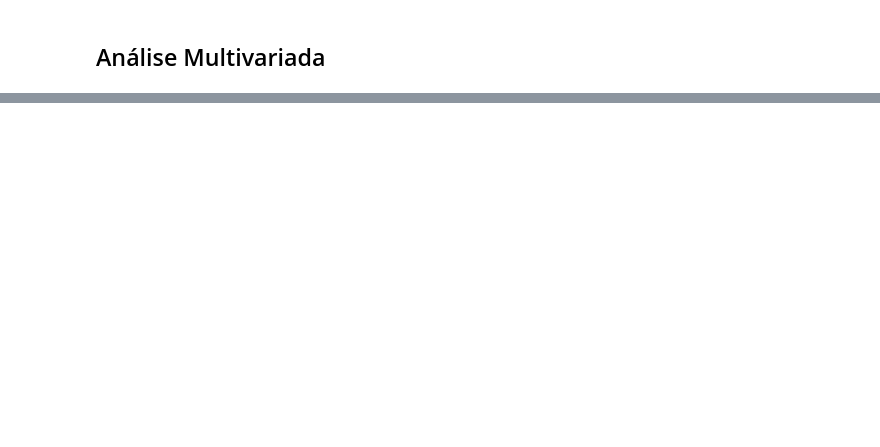
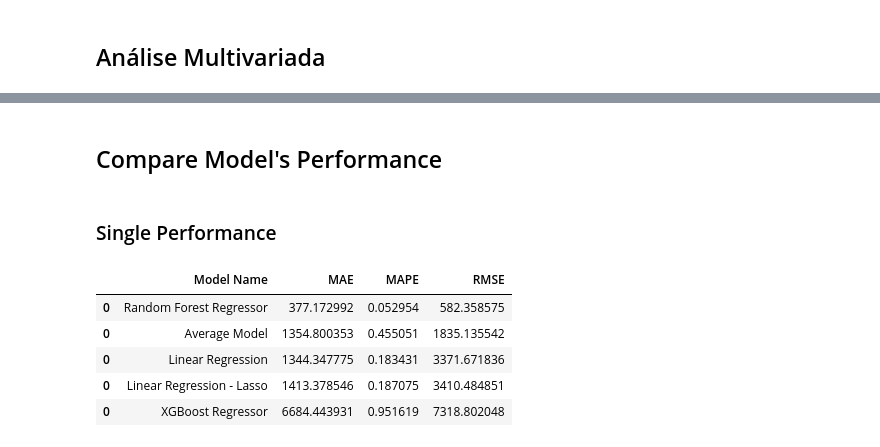
Before and after one commit to nortonvanz/Pharmacy-Sales-Forecast, a Jupyter notebook: notebooks/m04_eda.ipynb, the cells around one changed output, grey strips where cells are left out. Drawn from its saved outputs; the diff is of its cells as text; code cells hidden in the pictures; blank space fills up the shorter version.

```diff
--- a/notebooks/m04_eda.ipynb
+++ b/notebooks/m04_eda.ipynb
@@ -2454,0 +2501,15 @@ Comparando o RMSE, também notamos que o erro é bem maior que o RMSE do modelo
+# %%
+#model
+    #n_estimators=100 -> quantas árvores vai criar (fica legal com umas 3k arvores: leva horas)
+    #n_jobs=-1 -> usar todas as threads
+    #random_state=42 -> partir da mesma origem aleatória (pode ser qualquer número)
+rf = RandomForestRegressor (n_estimators=100, n_jobs=-1, random_state=42 ).fit( x_train, Y_train)
+
+#prediction
+    #passa dados de teste que modelo ainda não viu
+yhat_rf = rf.predict ( x_test )
+
+#performance
+    #passa dados reais, e predições
+rf_result = ml_error ( 'Random Forest Regressor', np.expm1(Y_test), np.expm1(yhat_rf) )
+rf_result
@@ -2454,0 +2538,19 @@ Comparando o RMSE, também notamos que o erro é bem maior que o RMSE do modelo
+# %%
+#model
+
+    #random_state=42 -> partir da mesma origem aleatória (pode ser qualquer número)
+model_xgb = xgb.XGBRegressor( objective='reg:squarederror', #função objetiva
+                             n_estimators=100, #quantas árvores vai criar (fica legal com umas 3k arvores: leva horas)
+                             eta=0.01, #quantas passadas usa pra fazer o aprendizado
+                             max_depth=10, #máxima ramificação da árvore
+                             subsample=0.7, #% das variáveis de amostra pra selecionar as relevantes
+                             colsample_bytee=0.9 ).fit( x_train, Y_train)
+
+#prediction
+    #passa dados de teste que modelo ainda não viu
+yhat_xgb = model_xgb.predict ( x_test )
+
+#performance
+    #passa dados reais, e predições
+xgb_result = ml_error ( 'XGBoost Regressor', np.expm1(Y_test), np.expm1(yhat_xgb) )
+xgb_result
@@ -2454,0 +2581,15 @@ Comparando o RMSE, também notamos que o erro é bem maior que o RMSE do modelo
+# %% [markdown]
+## Compare Model's Performance
+# %% [markdown]
+### Single Performance
+# %%
+#agrupar todos os resultados dos modelos pra ver qual o de menor erro:
+modelling_result= pd.concat( [baseline_result, lr_result, lrr_result, rf_result, xgb_result ] )
+modelling_result.sort_values( 'RMSE' ) #Ordenar pelo modelo com o menor erro
+# %% [output]
+|  | Model Name | MAE | MAPE | RMSE |
+| 0 | Random Forest Regressor | 377.172992 | 0.052954 | 582.358575 |
+| 0 | Average Model | 1354.800353 | 0.455051 | 1835.135542 |
+| 0 | Linear Regression | 1344.347775 | 0.183431 | 3371.671836 |
+| 0 | Linear Regression - Lasso | 1413.378546 | 0.187075 | 3410.484851 |
+| 0 | XGBoost Regressor | 6684.443931 | 0.951619 | 7318.802048 |
```
Also changed, not shown: parts of 414 cells of this notebook, 1 other file.
